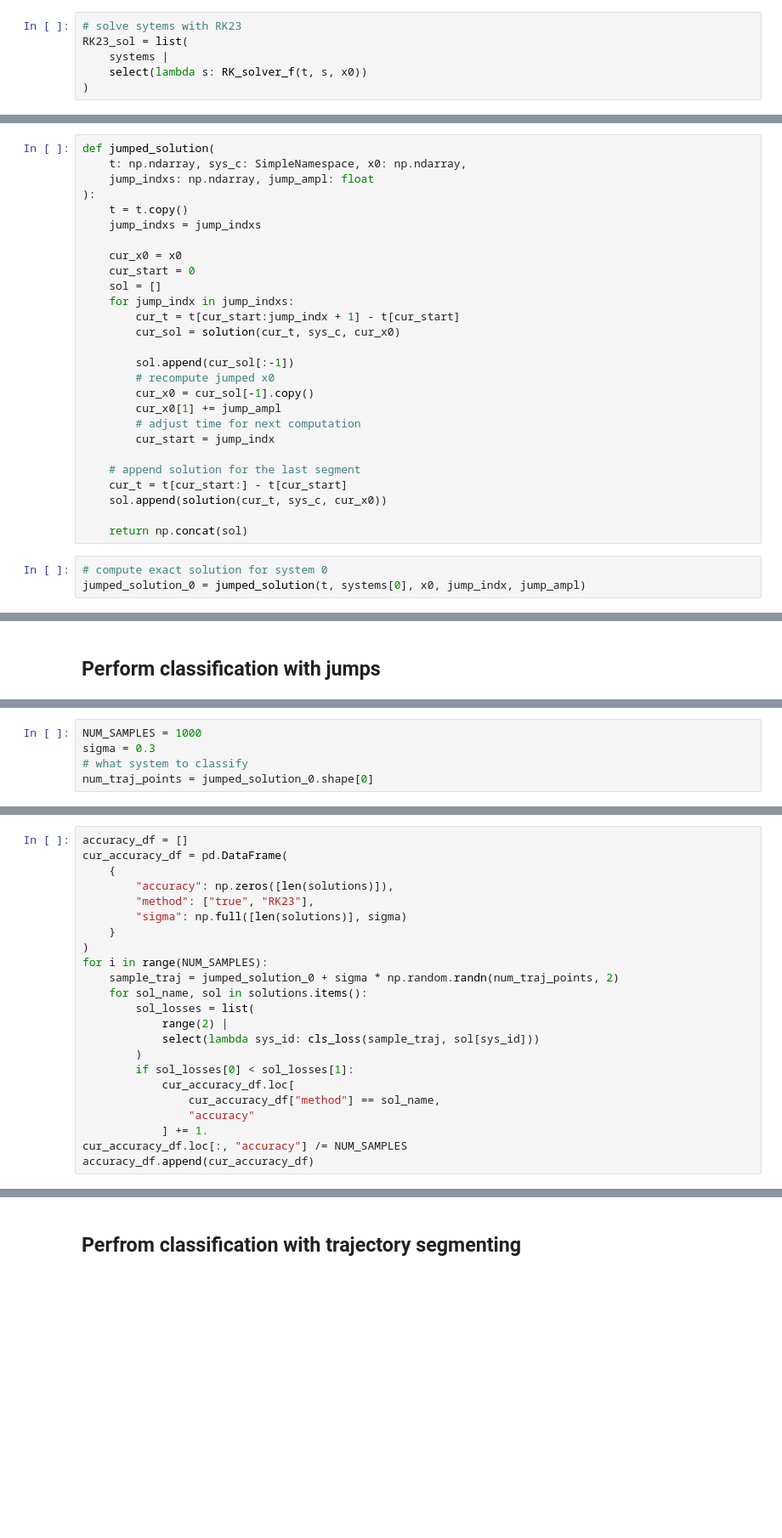
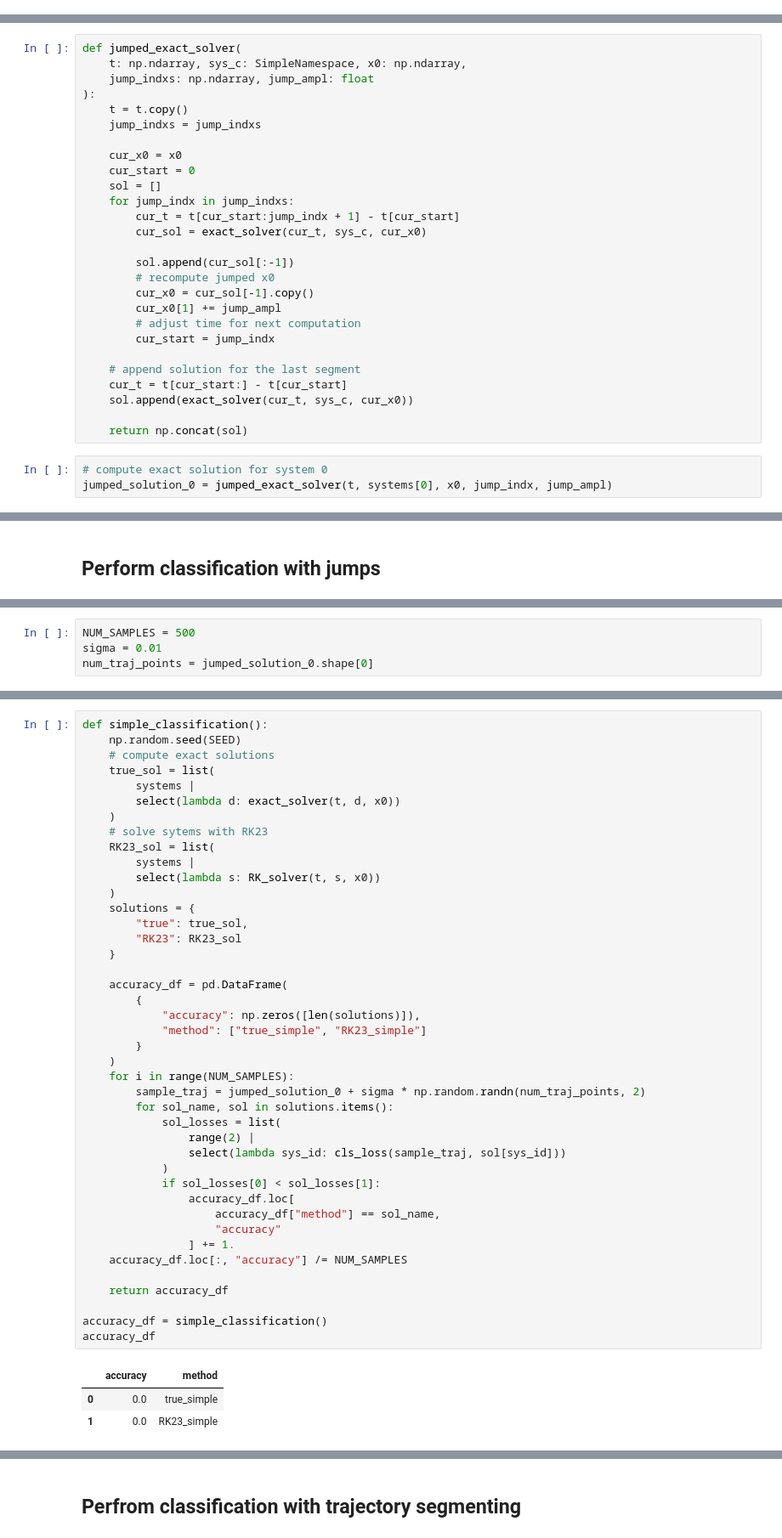
Before and after one commit to intsystems/n_ode, a Jupyter notebook: experiments/toy/model_discrepency.ipynb, the cells around one changed output, grey strips where cells are left out. Shown at 85% size. Drawn from its saved outputs; the diff is of its cells as text; blank space fills up the shorter version.

```diff
--- a/experiments/toy/model_discrepency.ipynb
+++ b/experiments/toy/model_discrepency.ipynb
@@ -108,6 +108,0 @@ def RK_solver_f(t: np.ndarray, sys_c: SimpleNamespace, x0: np.ndarray):
-# %%
-# solve sytems with RK23
-RK23_sol = list(
-    systems |
-    select(lambda s: RK_solver_f(t, s, x0))
-)
@@ -156,5 +166,5 @@ array([0.21052632, 0.42105263, 0.63157895])
 # %%
-def jumped_solution(
+def jumped_exact_solver(
     t: np.ndarray, sys_c: SimpleNamespace, x0: np.ndarray,
     jump_indxs: np.ndarray, jump_ampl: float
 ):
@@ -166,7 +176,7 @@ def jumped_solution(
     sol = []
     for jump_indx in jump_indxs:
         cur_t = t[cur_start:jump_indx + 1] - t[cur_start]
-        cur_sol = solution(cur_t, sys_c, cur_x0)
+        cur_sol = exact_solver(cur_t, sys_c, cur_x0)
 
         sol.append(cur_sol[:-1])
         # recompute jumped x0
@@ -177,9 +187,9 @@ def jumped_solution(
 
     # append solution for the last segment
     cur_t = t[cur_start:] - t[cur_start]
-    sol.append(solution(cur_t, sys_c, cur_x0))
+    sol.append(exact_solver(cur_t, sys_c, cur_x0))
 
     return np.concat(sol)
 # %%
 # compute exact solution for system 0
-jumped_solution_0 = jumped_solution(t, systems[0], x0, jump_indx, jump_ampl)
+jumped_solution_0 = jumped_exact_solver(t, systems[0], x0, jump_indx, jump_ampl)
@@ -222,6 +210,5 @@ fig.show()
 # %%
-NUM_SAMPLES = 1000
-sigma = 0.3
-# what system to classify
+NUM_SAMPLES = 500
+sigma = 0.01
 num_traj_points = jumped_solution_0.shape[0]
 # %%
@@ -228,25 +216,48 @@ num_traj_points = jumped_solution_0.shape[0]
 def cls_loss(sample_traj: np.ndarray, mean_traj: np.ndarray):
     return np.linalg.norm(sample_traj - mean_traj, ord=2, axis=1).mean()
 # %%
-accuracy_df = []
-cur_accuracy_df = pd.DataFrame(
-    {
-        "accuracy": np.zeros([len(solutions)]),
-        "method": ["true", "RK23"],
-        "sigma": np.full([len(solutions)], sigma)
+def simple_classification():
+    np.random.seed(SEED)
+    # compute exact solutions
+    true_sol = list(
+        systems |
+        select(lambda d: exact_solver(t, d, x0))
+    )
+    # solve sytems with RK23
+    RK23_sol = list(
+        systems |
+        select(lambda s: RK_solver(t, s, x0))
+    )
+    solutions = {
+        "true": true_sol,
+        "RK23": RK23_sol
     }
-)
-for i in range(NUM_SAMPLES):
-    sample_traj = jumped_solution_0 + sigma * np.random.randn(num_traj_points, 2)
-    for sol_name, sol in solutions.items():
-        sol_losses = list(
-            range(2) |
-            select(lambda sys_id: cls_loss(sample_traj, sol[sys_id]))
-        )
-        if sol_losses[0] < sol_losses[1]:
-            cur_accuracy_df.loc[
-                cur_accuracy_df["method"] == sol_name,
-                "accuracy"
-            ] += 1.
-cur_accuracy_df.loc[:, "accuracy"] /= NUM_SAMPLES
-accuracy_df.append(cur_accuracy_df)
+
+    accuracy_df = pd.DataFrame(
+        {
+            "accuracy": np.zeros([len(solutions)]),
+            "method": ["true_simple", "RK23_simple"]
+        }
+    )
+    for i in range(NUM_SAMPLES):
+        sample_traj = jumped_solution_0 + sigma * np.random.randn(num_traj_points, 2)
+        for sol_name, sol in solutions.items():
+            sol_losses = list(
+                range(2) |
+                select(lambda sys_id: cls_loss(sample_traj, sol[sys_id]))
+            )
+            if sol_losses[0] < sol_losses[1]:
+                accuracy_df.loc[
+                    accuracy_df["method"] == sol_name,
+                    "accuracy"
+                ] += 1.
+    accuracy_df.loc[:, "accuracy"] /= NUM_SAMPLES
+
+    return accuracy_df
+
+accuracy_df = simple_classification()
+accuracy_df
+# %% [output]
+|  | accuracy | method |
+| 0 | 0.0 | true_simple |
+| 1 | 0.0 | RK23_simple |
```
Also changed, not shown: parts of 31 cells of this notebook, 2 other files.
